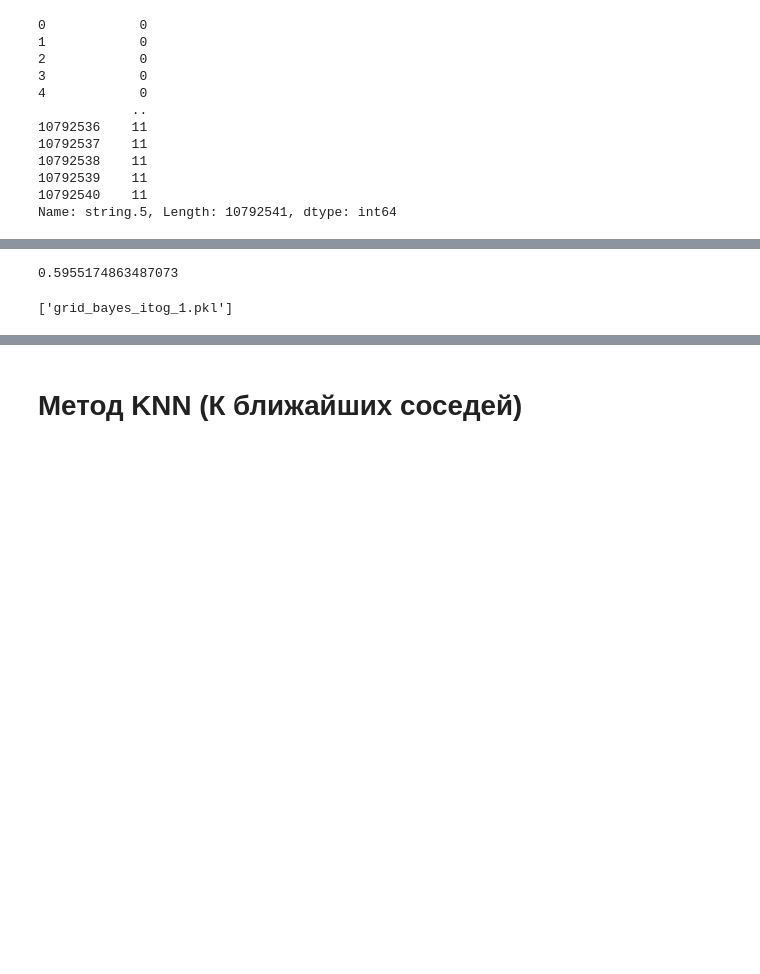
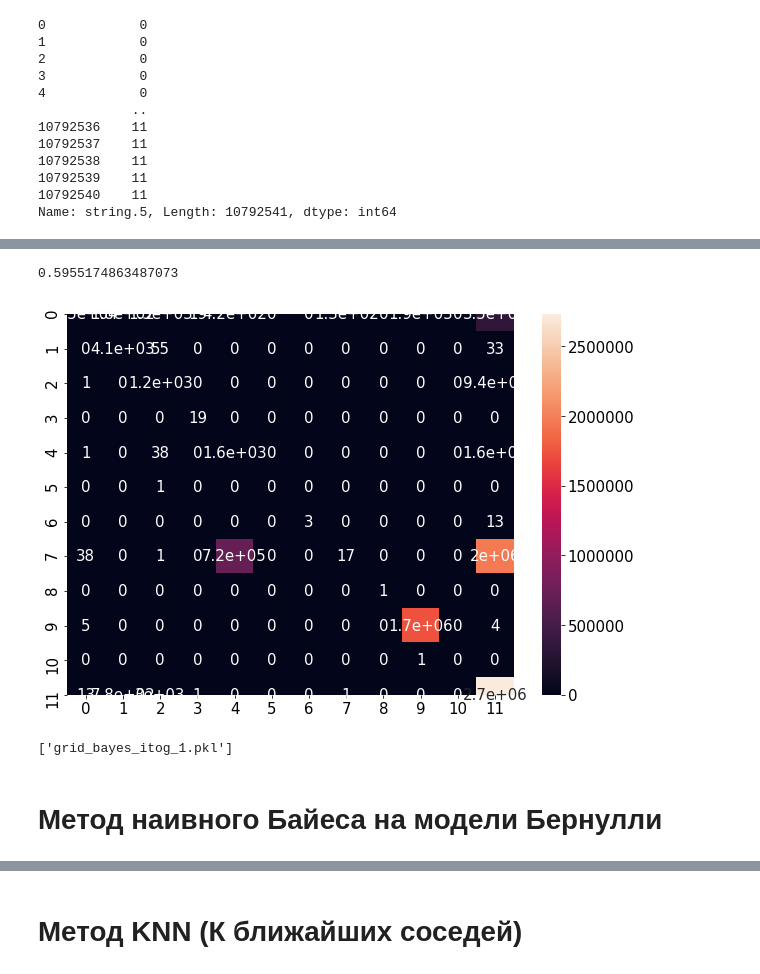
Before and after one commit to SiGidas/Aposemat_IoT-23, a Jupyter notebook: Itog_1.ipynb, the cells around one changed output, grey strips where cells are left out. Drawn from its saved outputs; the diff is of its cells as text; code cells hidden in the pictures; blank space fills up the shorter version.

```diff
--- a/Itog_1.ipynb
+++ b/Itog_1.ipynb
@@ -398,7 +399,7 @@ big.to_csv('BIG', sep = '	')
 # %% [markdown]
 # Анализ полученного фрейма
 # %%
-plt.rcParams['figure.figsize'] = [18, 6]
+plt.rcParams['figure.figsize'] = [8, 8]
 # %%
 big['string.5'].hist();
 # %% [output]
@@ -727,9 +728,21 @@ Wall time: 6.27 s
 GaussianNB(priors=None, var_smoothing=1e-09)
 # %%
-accuracy_score(y_test, grid_bayes.predict(X_test))
+y_pred = grid_bayes.predict(X_test)
-# %% [output]
-0.5955174863487073
+# %%
+accuracy_score(y_test, y_pred)
+# %% [output]
+0.5955174863487073
+# %%
+array = confusion_matrix(y_test, y_pred)
+df_cm = pd.DataFrame(array, index = [0,1,2,3,4,5,6,7,8,9,10,11],
+                  columns = [0,1,2,3,4,5,6,7,8,9,10,11])
+plt.figure(figsize = (10,7))
+sns.heatmap(df_cm, annot=True);
+# %% [output]
+[figure, added]
 # %%
 joblib.dump(grid_bayes, 'grid_bayes_itog_1.pkl')
 # %% [output]
 ['grid_bayes_itog_1.pkl']
+# %% [markdown]
+# Метод наивного Байеса на модели Бернулли
```
Also changed, not shown: parts of 14 cells of this notebook, 1 other file.
